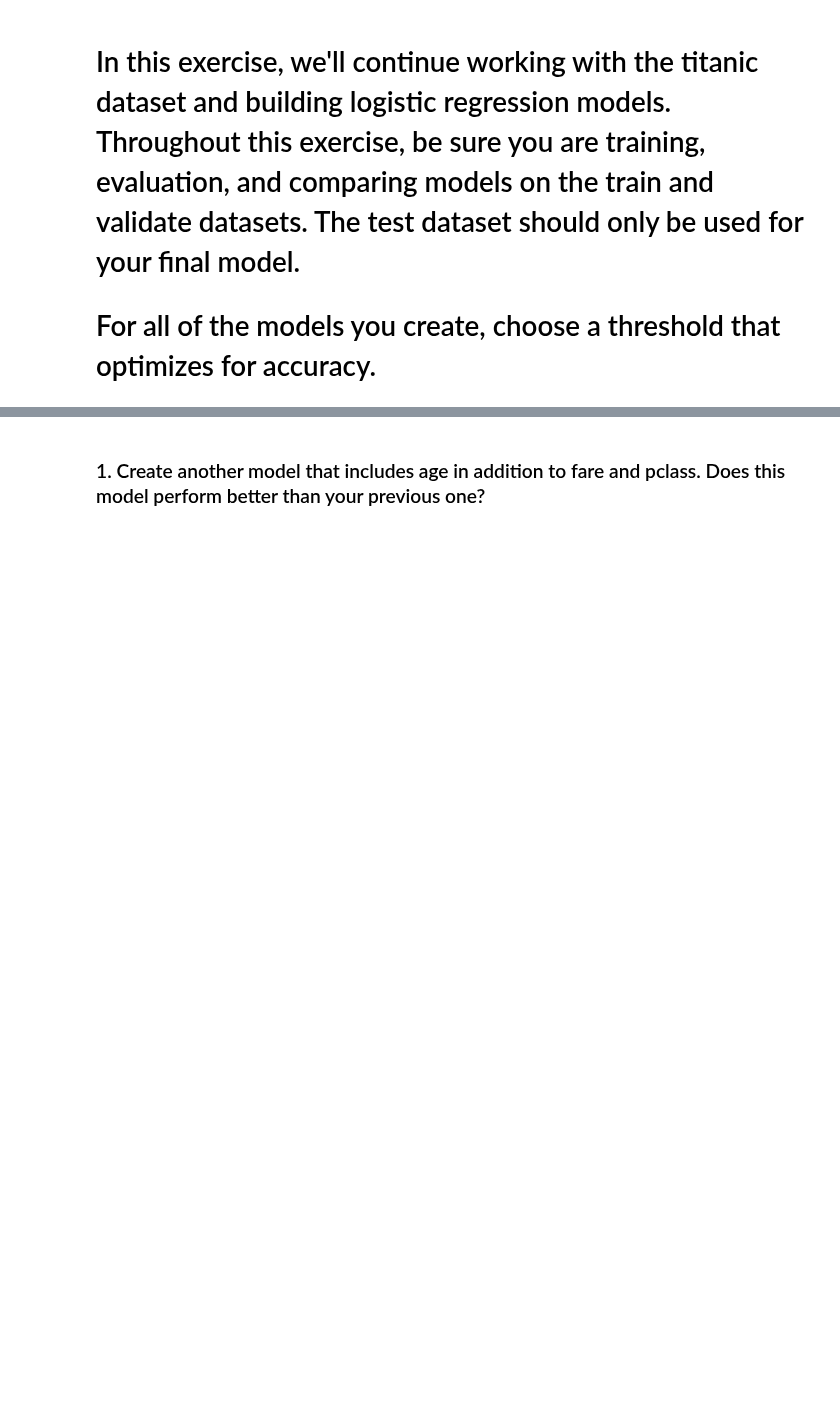
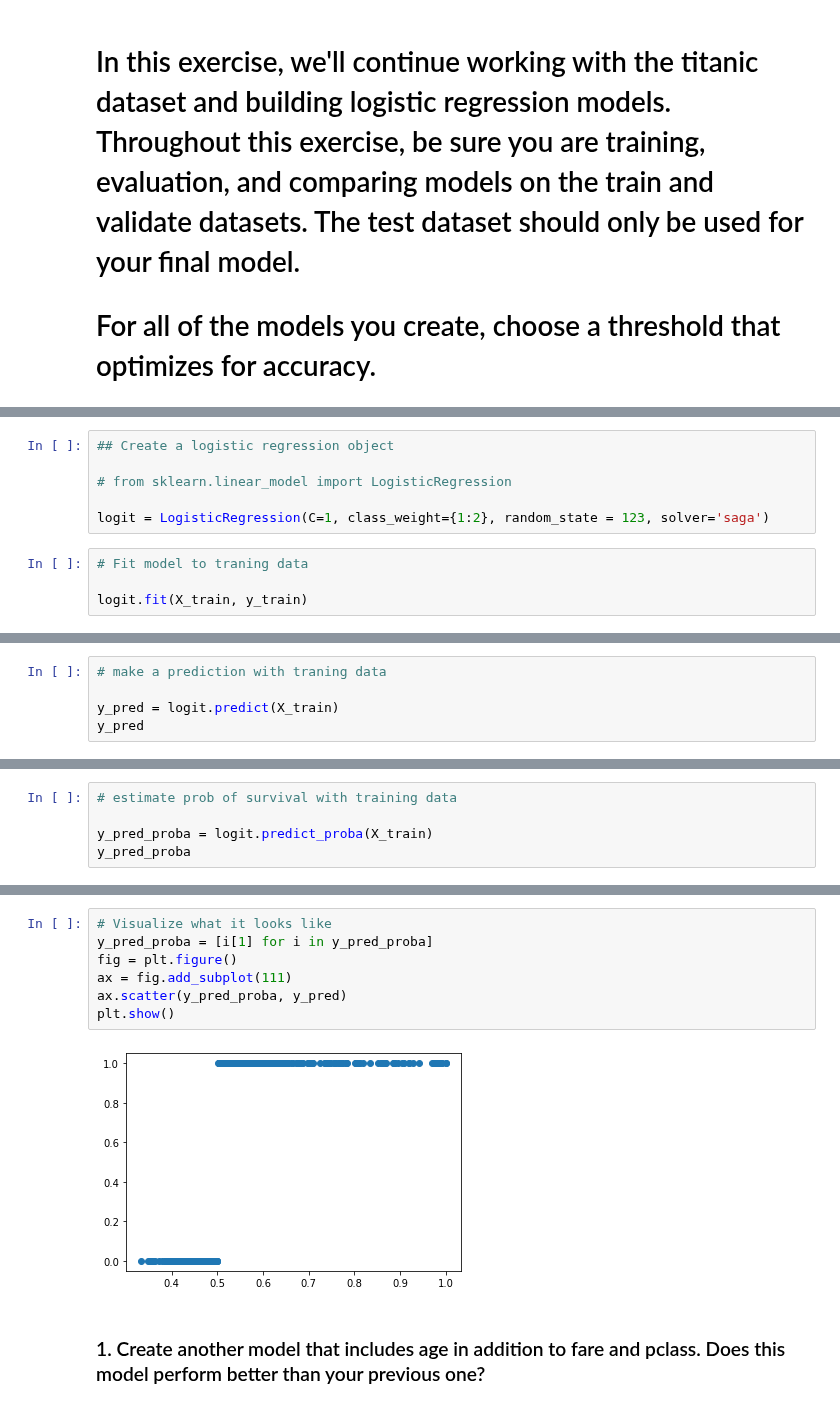
Before and after one commit to CSolitaire/classification-exercises, a Jupyter notebook: model.ipynb, the cells around one changed output, grey strips where cells are left out. Saved outputs shown, nothing was run; the diff lists cells and outputs as text; blank space fills up the shorter version.

```diff
--- a/model.ipynb
+++ b/model.ipynb
@@ -42,0 +54,10 @@ X_train.head()
+# %%
+## Create a logistic regression object
+
+# from sklearn.linear_model import LogisticRegression
+
+logit = LogisticRegression(C=1, class_weight={1:2}, random_state = 123, solver='saga')
+# %%
+# Fit model to traning data
+
+logit.fit(X_train, y_train)
@@ -42,0 +75,5 @@ X_train.head()
+# %%
+# make a prediction with traning data
+
+y_pred = logit.predict(X_train)
+y_pred
@@ -42,0 +98,5 @@ X_train.head()
+# %%
+# estimate prob of survival with training data
+
+y_pred_proba = logit.predict_proba(X_train)
+y_pred_proba
@@ -43,2 +155,11 @@ X_train.head()
+# %%
+# Visualize what it looks like
+y_pred_proba = [i[1] for i in y_pred_proba]
+fig = plt.figure()
+ax = fig.add_subplot(111)
+ax.scatter(y_pred_proba, y_pred)
+plt.show()
+# %% [output]
+[figure, added]
 # %% [markdown]
 ### 1. Create another model that includes age in addition to fare and pclass. Does this model perform better than your previous one?
```
Also changed, not shown: parts of 38 cells of this notebook.
